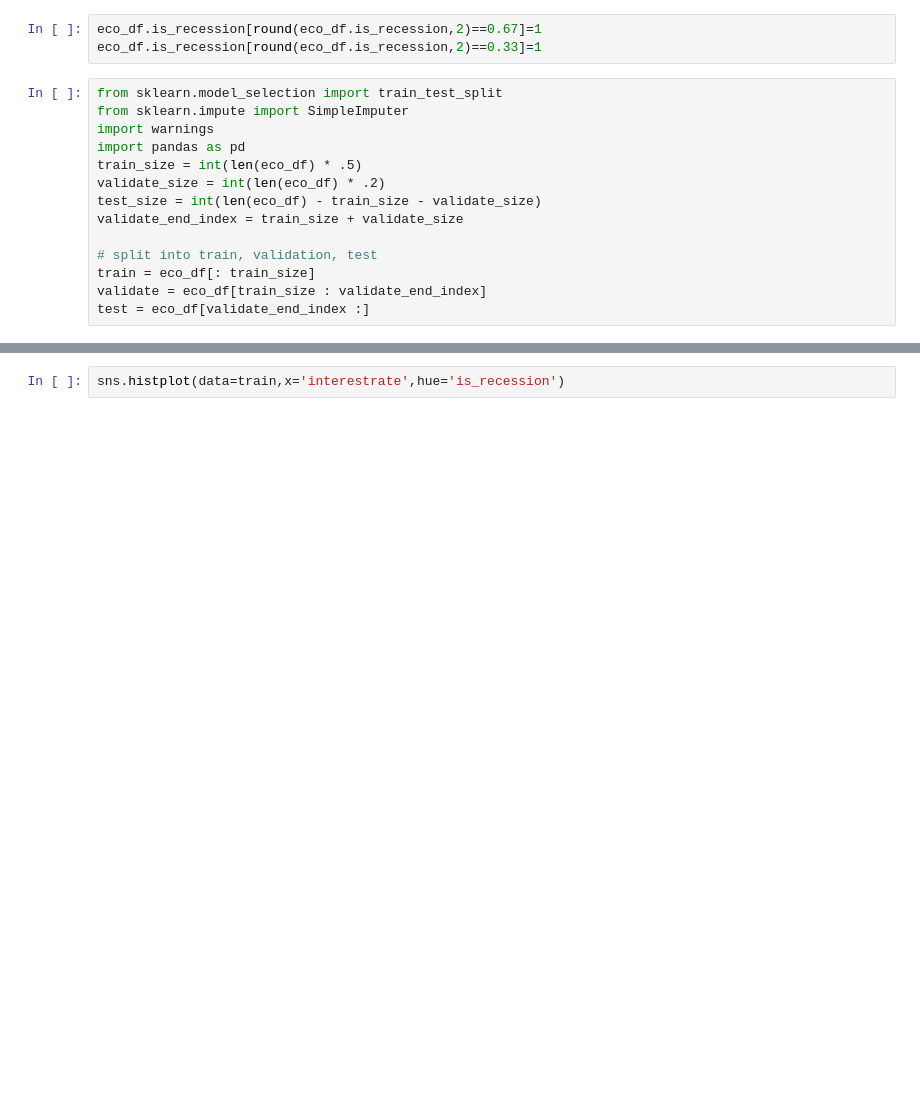
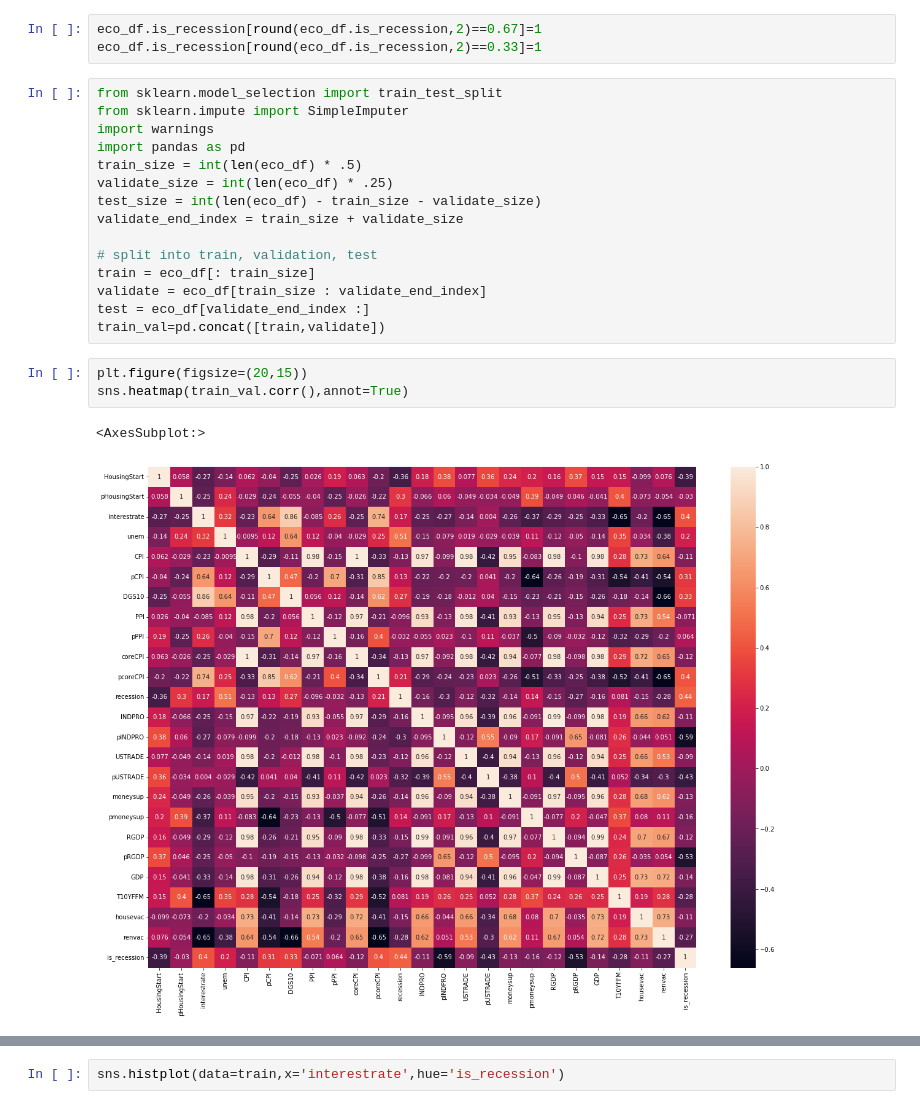
Before and after one commit to QinzhiChen/recession_prediction, a Jupyter notebook: draft.ipynb, the cells around one changed output, grey strips where cells are left out. Saved outputs shown, nothing was run; the diff lists cells and outputs as text; blank space fills up the shorter version.

```diff
--- a/draft.ipynb
+++ b/draft.ipynb
@@ -114,7 +159,7 @@ from sklearn.impute import SimpleImputer
 import warnings
 import pandas as pd
 train_size = int(len(eco_df) * .5)
-validate_size = int(len(eco_df) * .2)
+validate_size = int(len(eco_df) * .25)
 test_size = int(len(eco_df) - train_size - validate_size)
 validate_end_index = train_size + validate_size
 
@@ -122,3 +167,10 @@ validate_end_index = train_size + validate_size
 train = eco_df[: train_size]
 validate = eco_df[train_size : validate_end_index]
 test = eco_df[validate_end_index :]
+train_val=pd.concat([train,validate])
+# %%
+plt.figure(figsize=(20,15))
+sns.heatmap(train_val.corr(),annot=True)
+# %% [output]
+<AxesSubplot:>
+[figure, added]
```
Also changed, not shown: parts of 44 cells of this notebook.
